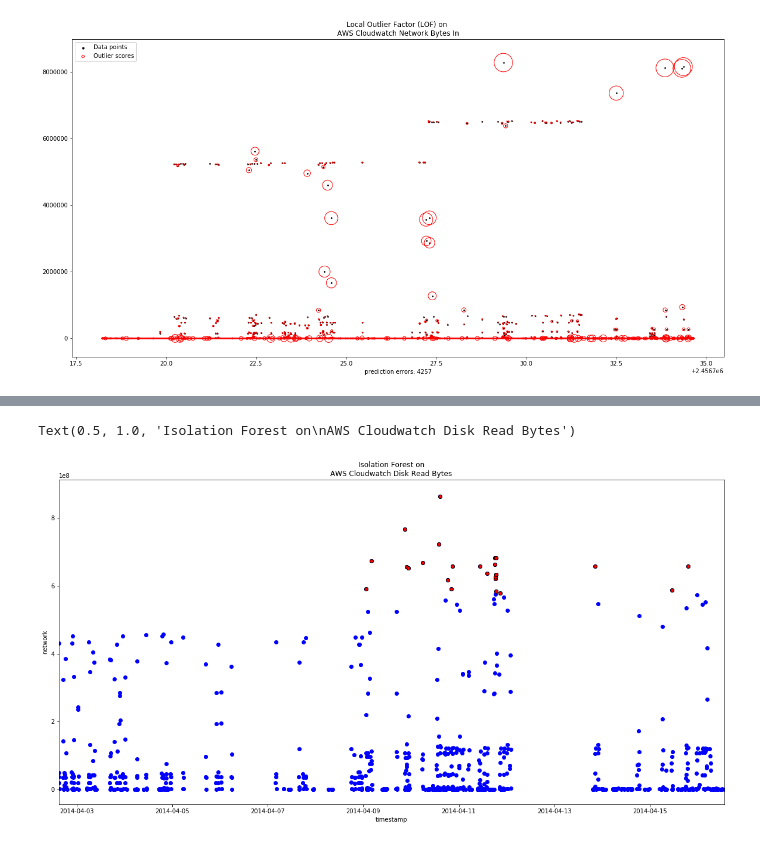
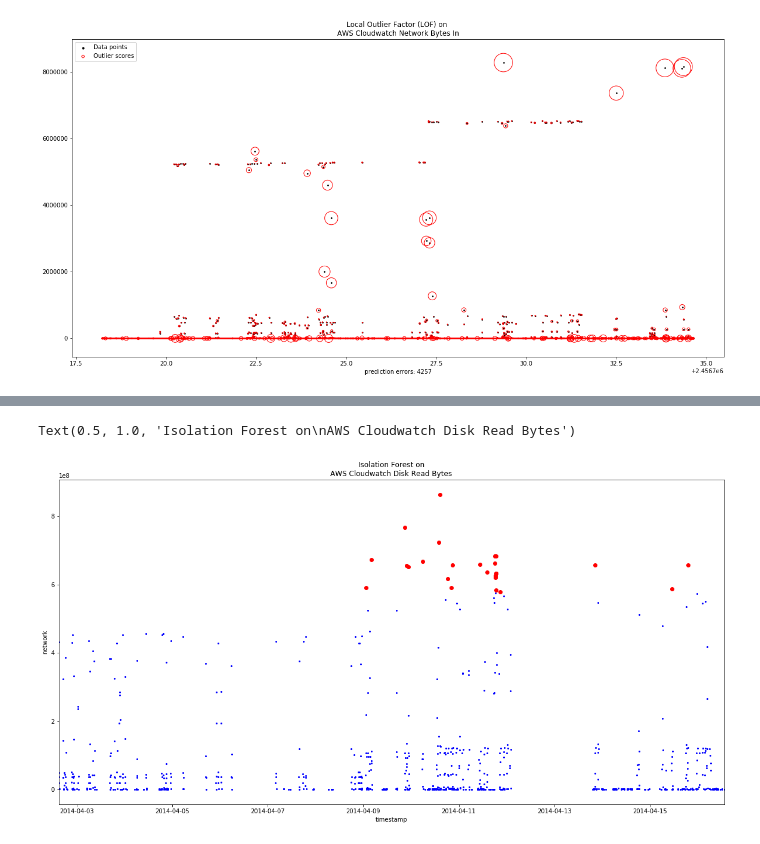
Before and after one commit to koyelpramanick/anomalies, a Jupyter notebook: anomalies.ipynb, the cells around one changed output, grey strips where cells are left out. Saved outputs shown, nothing was run; the diff lists cells and outputs as text; code cells hidden in the pictures.

```diff
--- a/anomalies.ipynb
+++ b/anomalies.ipynb
@@ -174,16 +308,16 @@ display(disk_df.head(10))
 # %%
 #Identifying outliers in the dataframe
 out_lier_date , out_lier = detect_outlier(disk_df)
 
 plt.figure(figsize=(20,10))
-plt.scatter(disk_df.index, disk_df.value,color='blue')
+plt.plot_date(disk_df.index, disk_df.value,color='blue', markersize=2)
 
-plt.scatter(out_lier_date , out_lier,color='red', edgecolors='black')
+plt.plot_date(out_lier_date , out_lier,color='red')
 plt.xlim(disk_df.index[0], disk_df.index[-1])
 
 plt.xlabel('timestamp')
 plt.ylabel('network')
 plt.title('Isolation Forest on\nAWS Cloudwatch Disk Read Bytes')
 # %% [output]
 Text(0.5, 1.0, 'Isolation Forest on\nAWS Cloudwatch Disk Read Bytes')
-[figure, old version]
+[figure, new version]
```
Also changed, not shown: parts of 27 cells of this notebook.
